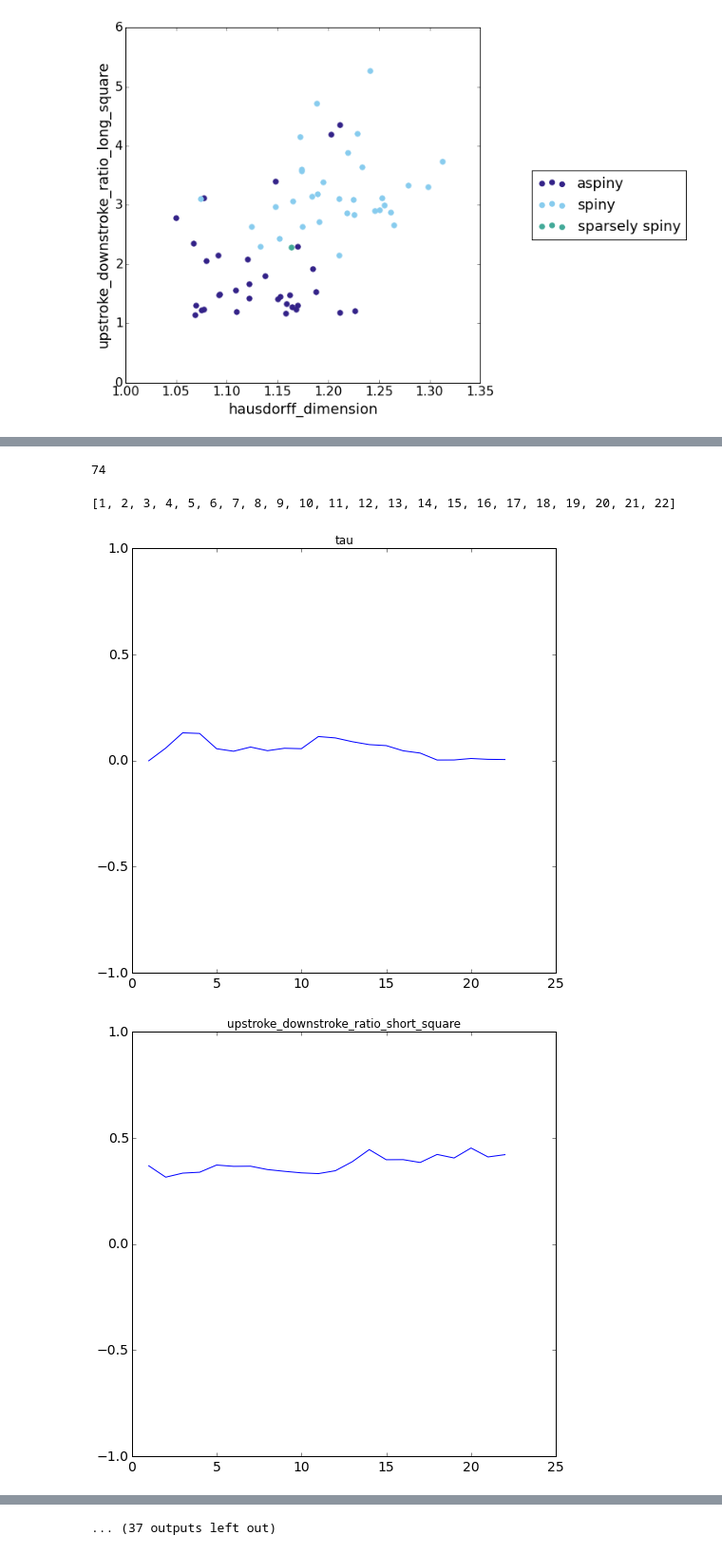
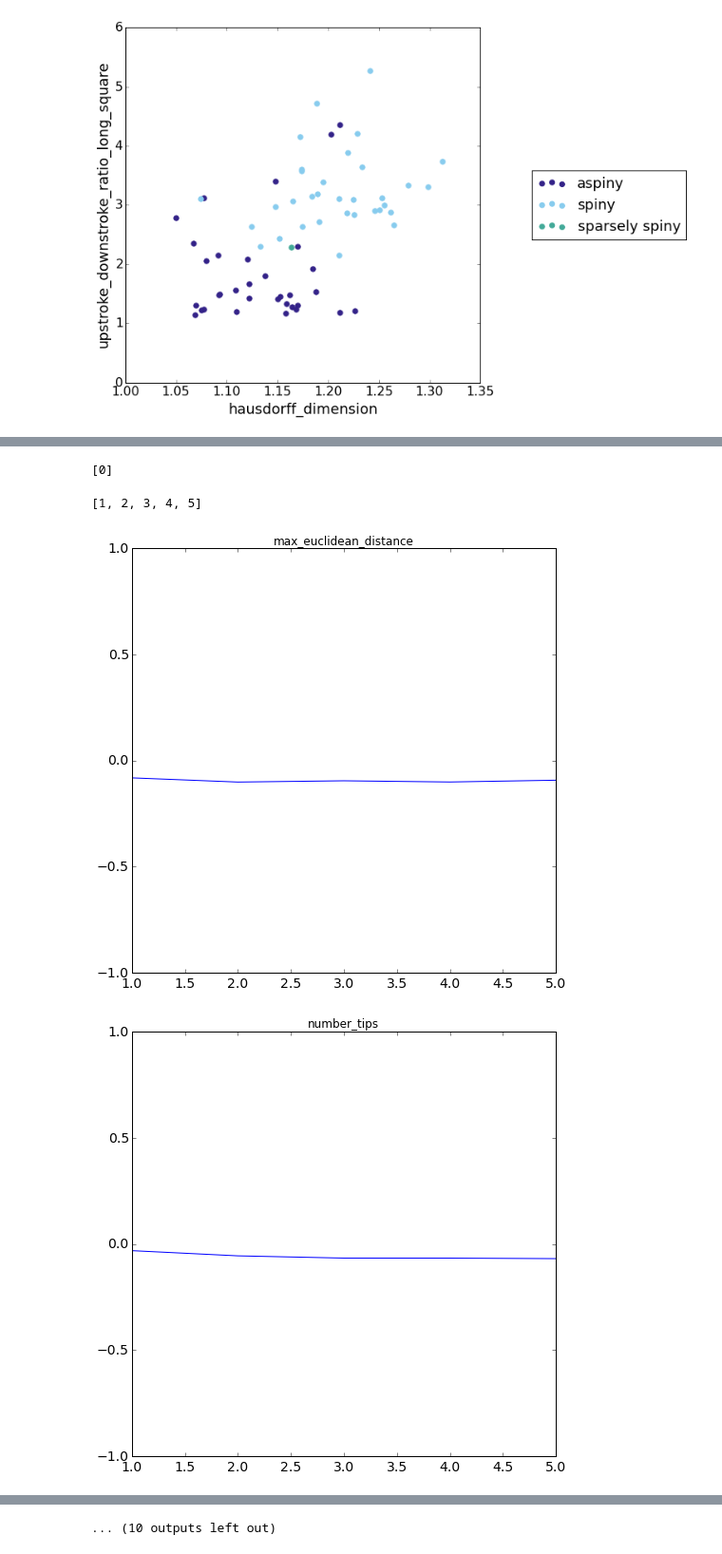
Before and after one commit to aivai/SWDBproject, a Jupyter notebook: SWDB_Project1_ephysmorph_fulldataset.ipynb, the cells around one changed output, grey strips where cells are left out. Shown at 95% size. Drawn from its saved outputs; the diff is of its cells as text; code cells hidden in the pictures.

Commit message:
Prediction of morph features byPCA on ephys features - negative results.

```diff
--- a/SWDB_Project1_ephysmorph_fulldataset.ipynb
+++ b/SWDB_Project1_ephysmorph_fulldataset.ipynb
@@ -361,8 +361,8 @@ fig.savefig(file_name, bbox_extra_artists=(lgd,), bbox_inches='tight')
 # %%
 ##Set up SVM
 
-from sklearn import svm, preprocessing, cross_validation, grid_search
-from sklearn.svm import SVR
+from sklearn import svm, preprocessing, cross_validation, grid_search, decomposition
+from sklearn.svm import SVR,SVC
 #Define scaler for data scaling to 0 mean and 1 variance below
 scaler = preprocessing.StandardScaler()
 
@@ -377,3 +377,6 @@ c_vals = [.001, .01, .1, 1, 10, 100]
 g_vals = [.001, .01, .1, 1, 10, 100]
 kernels = ['rbf','linear','poly']
 n_folds = 5
+
+c_vals = c_vals[0:5]
+g_vals = g_vals[0:5]
@@ -383,3 +382,0 @@ n_folds = 5
-# %%
-c_vals = c_vals[0:6]
-g_vals = g_vals[0:6]
@@ -493,4 +482,0 @@ array([[ 0.34318274,  0.3081889 , -0.04345266, ...,  0.130986  ,
-# %%
-parameter_scores.argmax()
-# %% [output]
-74
@@ -499,23 +483,27 @@ x_coords = range(1,number_predictors_to_test+1)
-# %%
-range(1,number_predictors_to_test+1)
-# %% [output]
-[1, 2, 3, 4, 5, 6, 7, 8, 9, 10, 11, 12, 13, 14, 15, 16, 17, 18, 19, 20, 21, 22]
+# %%
+range((len((feature_scores))))
+# %% [output]
+[0]
+# %%
+x_coords
+# %% [output]
+[1, 2, 3, 4, 5]
 # %%
-lines = range(len(feature_scores)-1)
+x_coords = components
 
-for line in lines:
+for title_index, row in enumerate(feature_scores):
     fig, ax = plt.subplots(figsize=(8,8))
-    ax.plot(x_coords, feature_scores[line,:], label=a_type)
-    title = features_to_predict[line]
+    ax.plot(x_coords, row, label=a_type)
+    title = features_to_predict[title_index]
     plt.title(title)
     plt.ylim((-1.0,1.0))
     #Name and save file
-    file_name = title + 'prediction_by_topcorr_morph' + '.png'
+    file_name = title + 'prediction_by_PCA_ephys' + '.png'
     fig.savefig(file_name)
     #ax.set_xlabel(ranked_feature_set[title],size=14) #Xlabels broken, but can figure out which features
     #correspond to which points by looking at ranked_feature_set and choosing first n values up to corresponding
     #x value on graph
     ax.tick_params(axis='both', labelsize=14)
 # %% [output]
-[figure, old version]
+[figure, new version]
-[figure, old version]
+[figure, new version]
@@ -532,3 +520,3 @@ for line in lines:
-... (37 outputs left out)
+... (10 outputs left out)
 # %%
 lines
```
Also changed, not shown: parts of 11 cells of this notebook.
